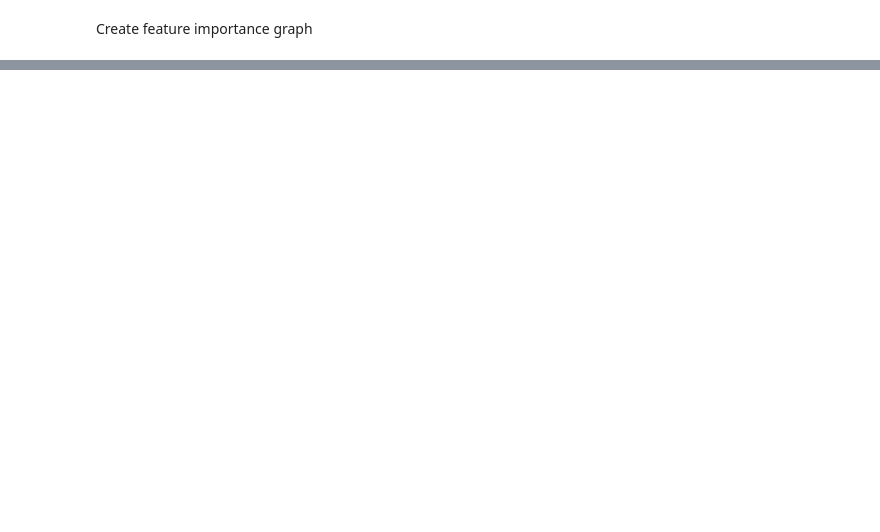
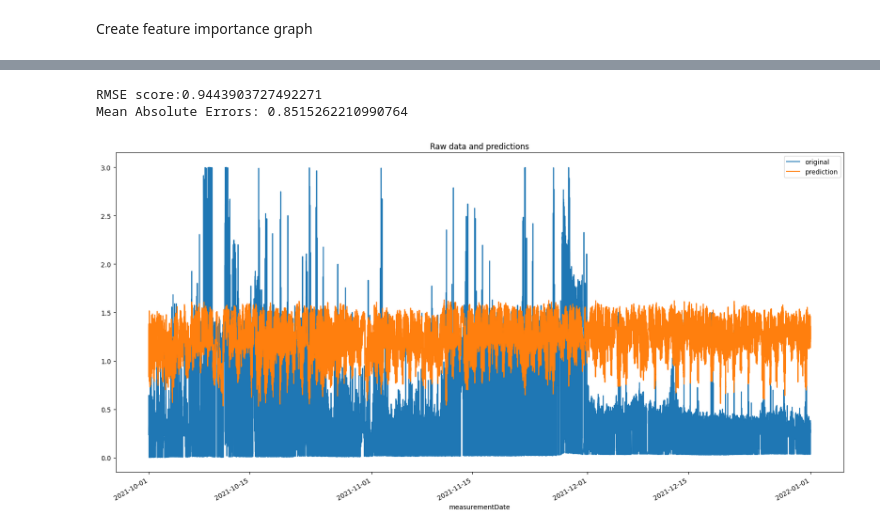
Before and after one commit to Simon-Manasse/DDD-DTW, a Jupyter notebook: src/RandomForestGoneGood.ipynb, the cells around one changed output, grey strips where cells are left out. Drawn from its saved outputs; the diff is of its cells as text; code cells hidden in the pictures; blank space fills up the shorter version.

```diff
--- a/src/RandomForestGoneGood.ipynb
+++ b/src/RandomForestGoneGood.ipynb
@@ -241,11 +284,13 @@ new_row['RMSE'] = np.mean(scores)
 HYPER_PARAMETERS_DF = pd.concat([HYPER_PARAMETERS_DF, new_row], ignore_index=True)
 
 HYPER_PARAMETERS_DF.to_csv('hyperParameters.csv', index=False)
-# %%
-
-y_test_data['prediction'] = reg.predict(X_test_data)
-df= df.merge(y_test_data[['prediction']],how='left',left_index=True,right_index=True)
-y_test_data.dropna(inplace=True)
+# %%
+pred = pd.DataFrame()
+pred['original'] = y_test_data
+pred['prediction'] = reg.predict(X_test_data)
 # %%
-print(f'Fold scores:{root_mean_squared_error(y_test_data[0:len(y_test_data['prediction'])], y_test_data['prediction'])}')
-print(f'Mean Absolute Errors per fold: {mae_scores}')
+print(f'RMSE score:{root_mean_squared_error(pred['original'],pred['prediction'])}')
+print(f'Mean Absolute Errors: {mean_absolute_error(pred['original'],pred['prediction'])}')
+# %% [output]
+RMSE score:0.9443903727492271
+Mean Absolute Errors: 0.8515262210990764
@@ -254,7 +297,9 @@ df.info()
 # %%
-ax = df[['oxygenValue']].plot(figsize=(20,10))
-df['prediction'].plot(ax=ax)
+ax = pred[['original']].plot(figsize=(20,10))
+pred['prediction'].plot(ax=ax)
 plt.legend()
 ax.set_title('Raw data and predictions')
 plt.show()
+# %% [output]
+[figure, added]
 # %%
```
Also changed, not shown: parts of 11 cells of this notebook.
